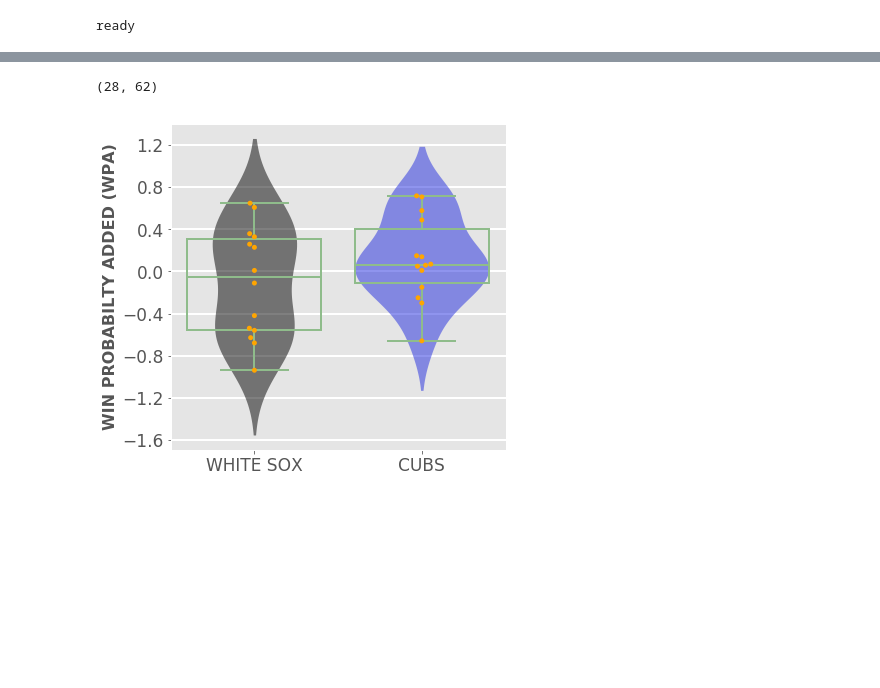
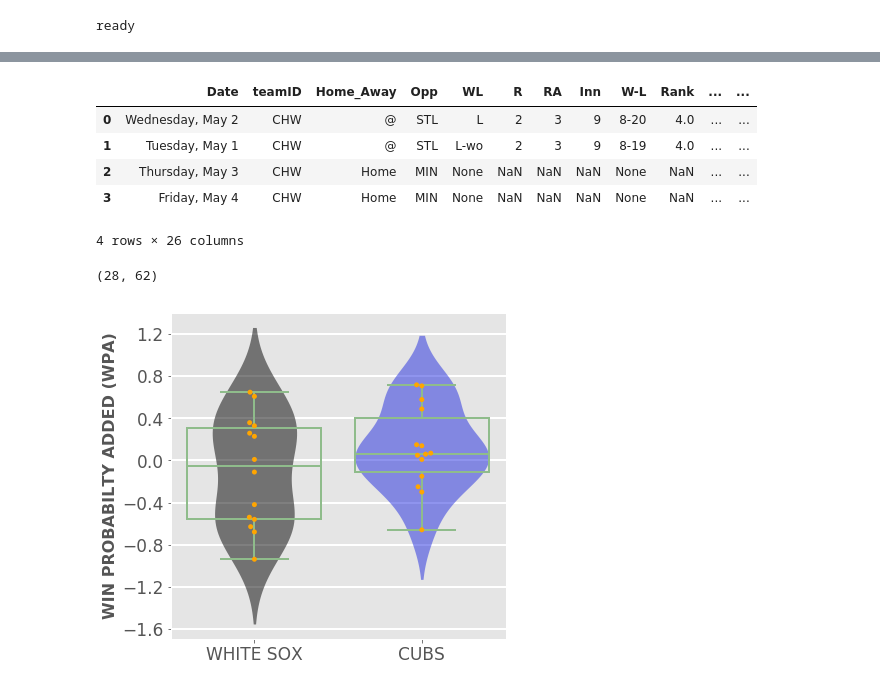
Before and after one commit to timbroderick/pybaseball, a Jupyter notebook: playing3.ipynb, the cells around one changed output, grey strips where cells are left out. Cells and saved outputs as stored; diff of their text form; code cells hidden in the pictures; blank space fills up the shorter version.

```diff
--- a/playing3.ipynb
+++ b/playing3.ipynb
@@ -39,0 +96,16 @@ ready
+# %%
+bballJoin = pd.read_csv('csv/bballJoin.csv', index_col=None)
+# %%
+left = soxlast
+right = bballJoin
+soxnextlast = pd.merge(left, right, how='left', left_on='Opp', right_on='tres', suffixes=('_x', '_y'))
+soxnextlast = soxnextlast.sort_values(by='sorting', ascending=True).reset_index(drop=True)
+soxnextlast['Date'] = soxnextlast['Date'].str.replace( r"\(.*\)","" )
+soxnextlast
+# %% [output]
+|  | Date | teamID | Home_Away | Opp | WL | R | RA | Inn | W-L | Rank | ... | ... |
+| 0 | Wednesday, May 2 | CHW | @ | STL | L | 2 | 3 | 9 | 8-20 | 4.0 | ... | ... |
+| 1 | Tuesday, May 1 | CHW | @ | STL | L-wo | 2 | 3 | 9 | 8-19 | 4.0 | ... | ... |
+| 2 | Thursday, May 3 | CHW | Home | MIN | None | NaN | NaN | NaN | None | NaN | ... | ... |
+| 3 | Friday, May 4 | CHW | Home | MIN | None | NaN | NaN | NaN | None | NaN | ... | ... |
+4 rows × 26 columns
```
Also changed, not shown: parts of 6 cells of this notebook, 18 other files.
